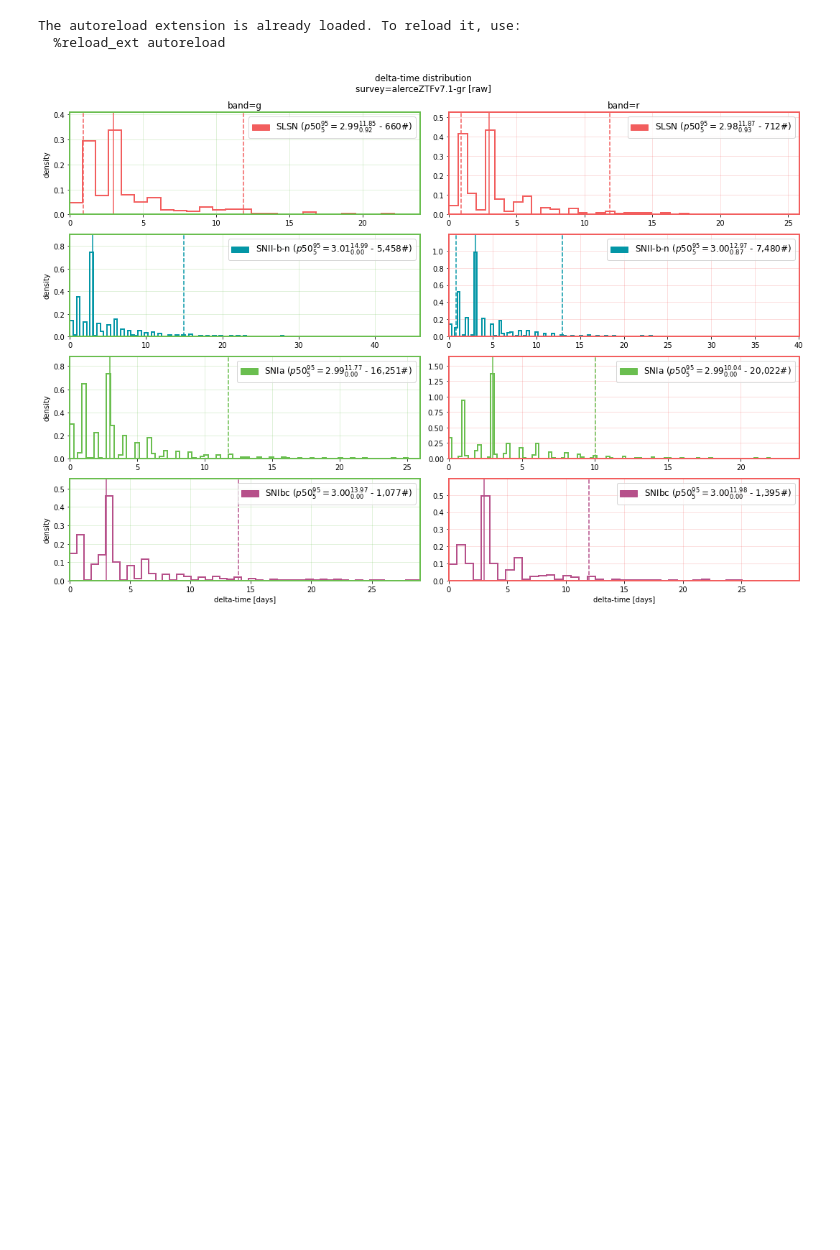
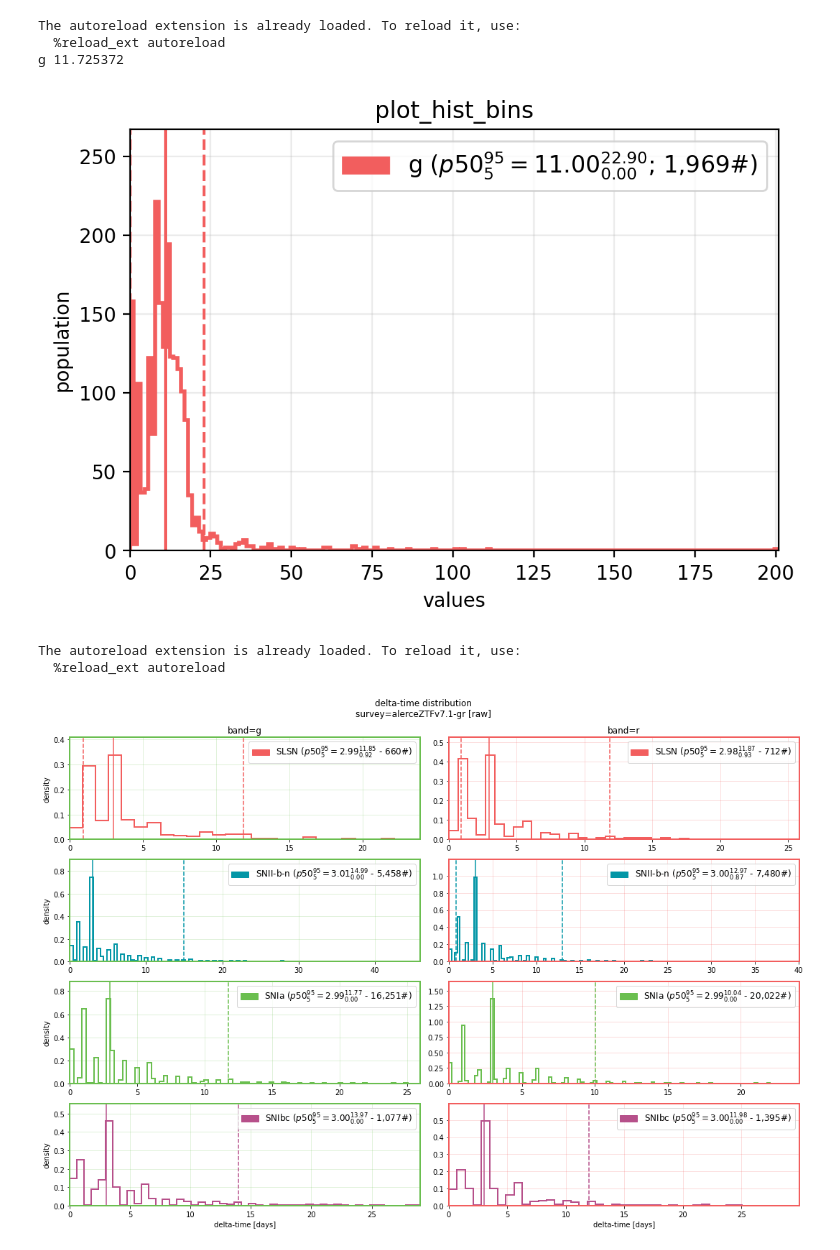
Before and after one commit to oscarpimentel/astro-lightcurves-handler, a Jupyter notebook: experiments/basic_statistics.ipynb, the cells around one changed output. Cells and saved outputs as stored; diff of their text form; code cells hidden in the pictures; blank space fills up the shorter version.

```diff
--- a/experiments/basic_statistics.ipynb
+++ b/experiments/basic_statistics.ipynb
@@ -42,4 +40,34 @@ LCDataset:
 ────────────────────────────────────────────────────────────────────────────────────────────────────
+# %%
+%load_ext autoreload
+%autoreload 2
+import numpy as np
+import fuzzytools.matplotlib.plots as cplots
+import pandas as pd
+
+lcset = lcdataset['raw']
+lcobj_names = lcset.get_lcobj_names()
+b = 'g'
+x = []
+for lcobj_name in lcobj_names:
+    lcobj = lcset[lcobj_name]
+    lcobjb = lcobj.get_b(b)
+    if len(lcobjb)>0:
+        peak_day = lcobjb.get_max_brightness_time()
+        first_day = np.min(lcobjb.days)
+        last_day = np.max(lcobjb.days)
+        #if first_day>0:
+        x += [peak_day]
+
+print(b,np.mean(x, axis=0))
+plot_dict = {b:x,}
+plot_df = pd.DataFrame.from_dict(plot_dict, orient='columns')
+fig, ax = cplots.plot_hist_bins(plot_df)
+# %% [output]
+The autoreload extension is already loaded. To reload it, use:
+  %reload_ext autoreload
+g 11.725372
+[figure, added]
 # %%
 %load_ext autoreload
 %autoreload 2
```
Also changed, not shown: parts of 2 cells of this notebook.
